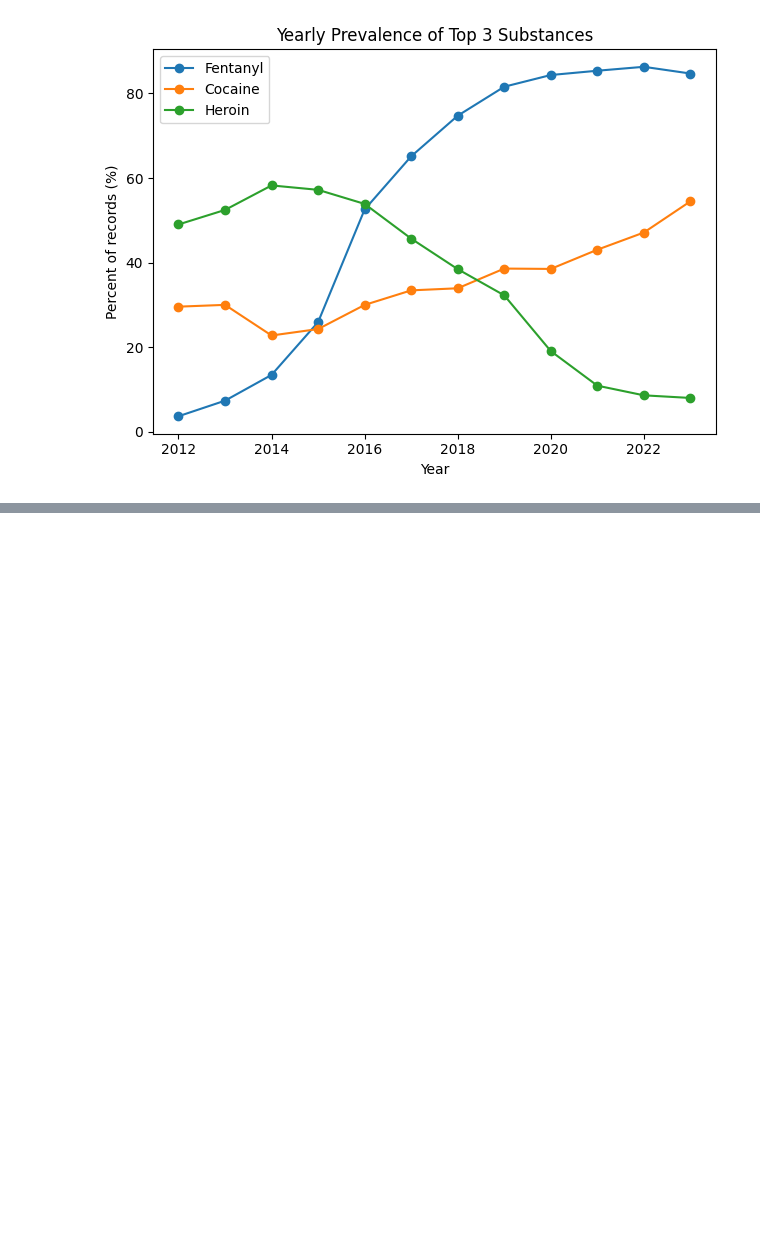
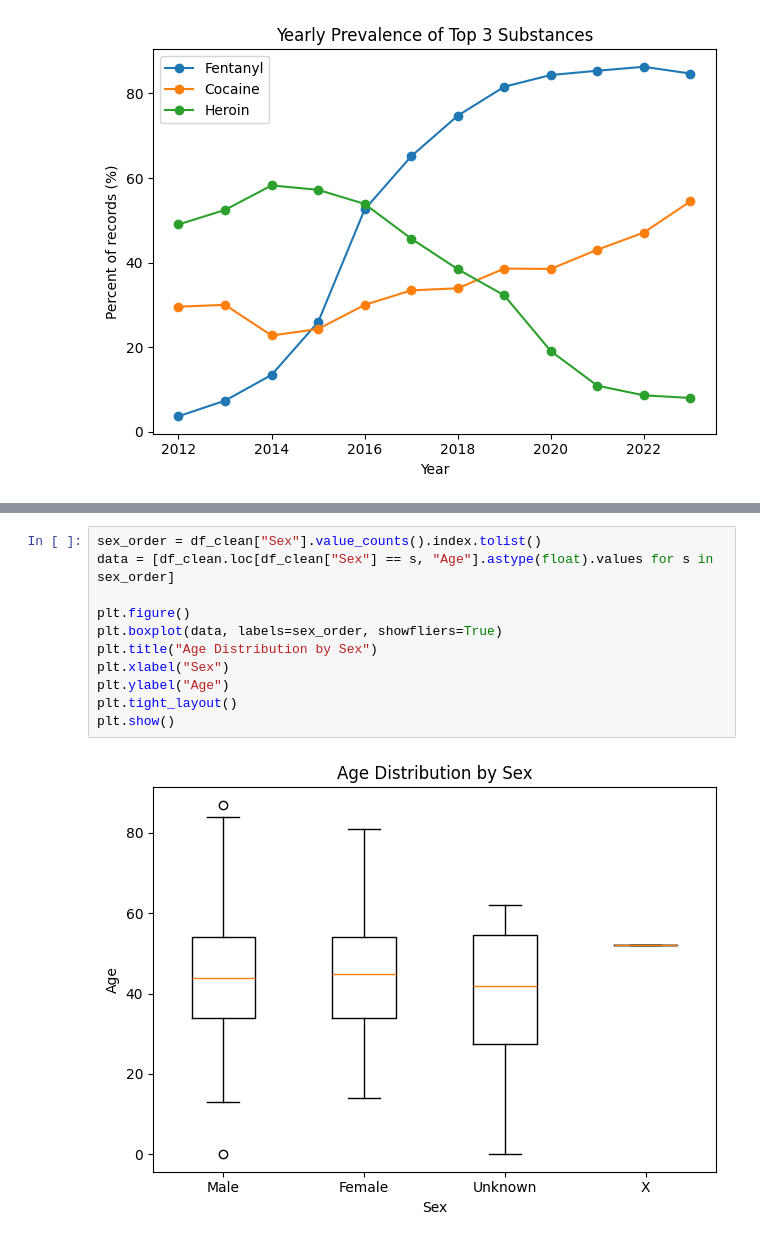
Before and after one commit to cryobsidian/assg1, a Jupyter notebook: analysis1.ipynb, the cells around one changed output, grey strips where cells are left out. Drawn from its saved outputs; the diff is of its cells as text; blank space fills up the shorter version.

```diff
--- a/analysis1.ipynb
+++ b/analysis1.ipynb
@@ -350,0 +361,13 @@ plt.show()
+# %%
+sex_order = df_clean["Sex"].value_counts().index.tolist()
+data = [df_clean.loc[df_clean["Sex"] == s, "Age"].astype(float).values for s in sex_order]
+
+plt.figure()
+plt.boxplot(data, labels=sex_order, showfliers=True)
+plt.title("Age Distribution by Sex")
+plt.xlabel("Sex")
+plt.ylabel("Age")
+plt.tight_layout()
+plt.show()
+# %% [output]
+[figure, added]
```
Also changed, not shown: parts of 3 cells of this notebook.
